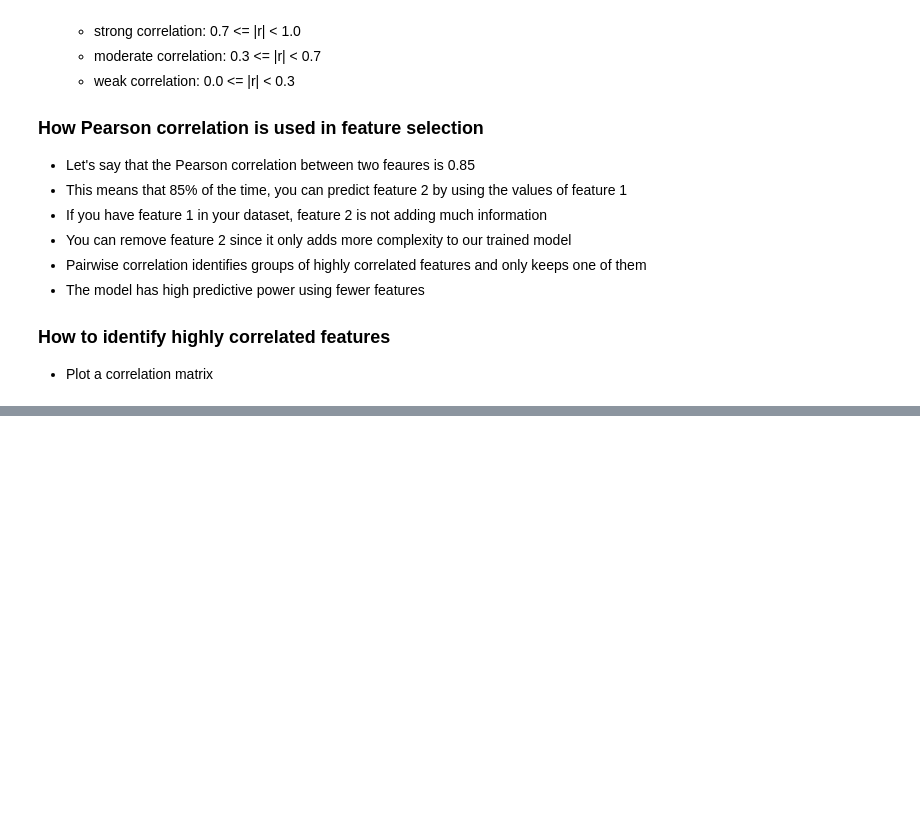
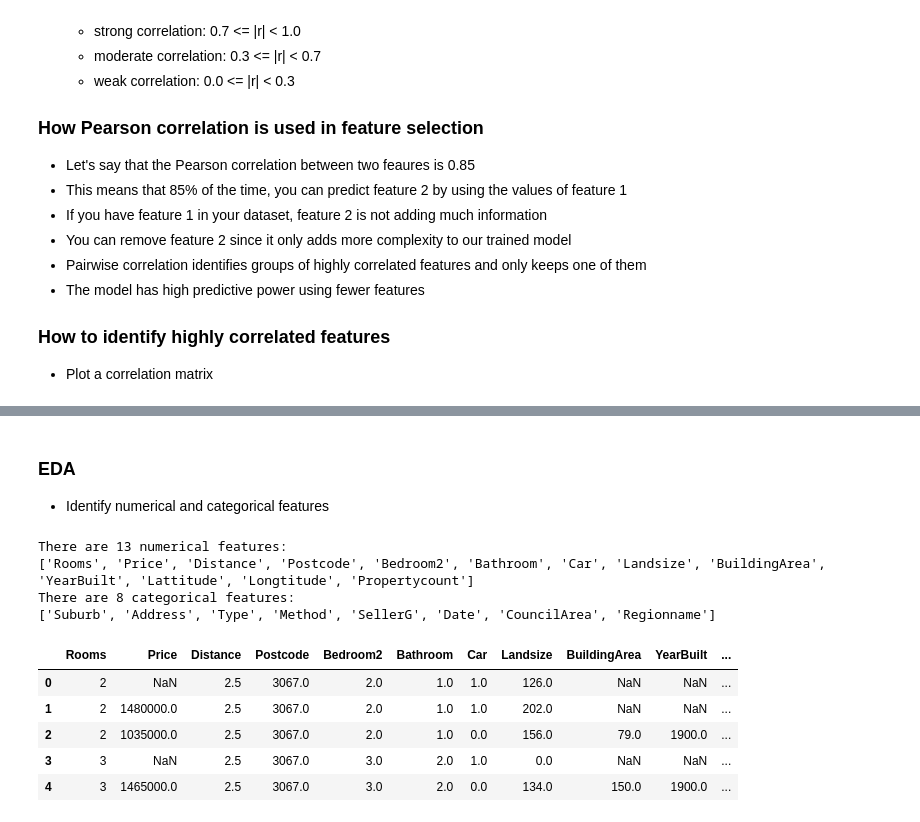
Before and after one commit to MAyub114/feature_selection, a Jupyter notebook: pairwise_correlation.ipynb, the cells around one changed output, grey strips where cells are left out. Drawn from its saved outputs; the diff is of its cells as text; code cells hidden in the pictures; blank space fills up the shorter version.

```diff
--- a/pairwise_correlation.ipynb
+++ b/pairwise_correlation.ipynb
@@ -32,0 +74,28 @@
+# %% [markdown]
+### EDA
+
+* Identify numerical and categorical features
+# %%
+# Numerical features
+numerical_features = houses.select_dtypes(include='number').columns.tolist()
+print(f'There are {len(numerical_features)} numerical features:')
+print(numerical_features)
+
+# Categorical features
+categorical_features = houses.select_dtypes(exclude='number').columns.tolist()
+print(f'There are {len(categorical_features)} categorical features:')
+print(categorical_features)
+
+houses_numerical = houses[numerical_features]
+houses_numerical.head()
+# %% [output]
+There are 13 numerical features:
+['Rooms', 'Price', 'Distance', 'Postcode', 'Bedroom2', 'Bathroom', 'Car', 'Landsize', 'BuildingArea', 'YearBuilt', 'Lattitude', 'Longtitude', 'Propertycount']
+There are 8 categorical features:
+['Suburb', 'Address', 'Type', 'Method', 'SellerG', 'Date', 'CouncilArea', 'Regionname']
+|  | Rooms | Price | Distance | Postcode | Bedroom2 | Bathroom | Car | Landsize | BuildingArea | YearBuilt | ... |
+| 0 | 2 | NaN | 2.5 | 3067.0 | 2.0 | 1.0 | 1.0 | 126.0 | NaN | NaN | ... |
+| 1 | 2 | 1480000.0 | 2.5 | 3067.0 | 2.0 | 1.0 | 1.0 | 202.0 | NaN | NaN | ... |
+| 2 | 2 | 1035000.0 | 2.5 | 3067.0 | 2.0 | 1.0 | 0.0 | 156.0 | 79.0 | 1900.0 | ... |
+| 3 | 3 | NaN | 2.5 | 3067.0 | 3.0 | 2.0 | 1.0 | 0.0 | NaN | NaN | ... |
+| 4 | 3 | 1465000.0 | 2.5 | 3067.0 | 3.0 | 2.0 | 0.0 | 134.0 | 150.0 | 1900.0 | ... |
```
Also changed, not shown: parts of 7 cells of this notebook.
